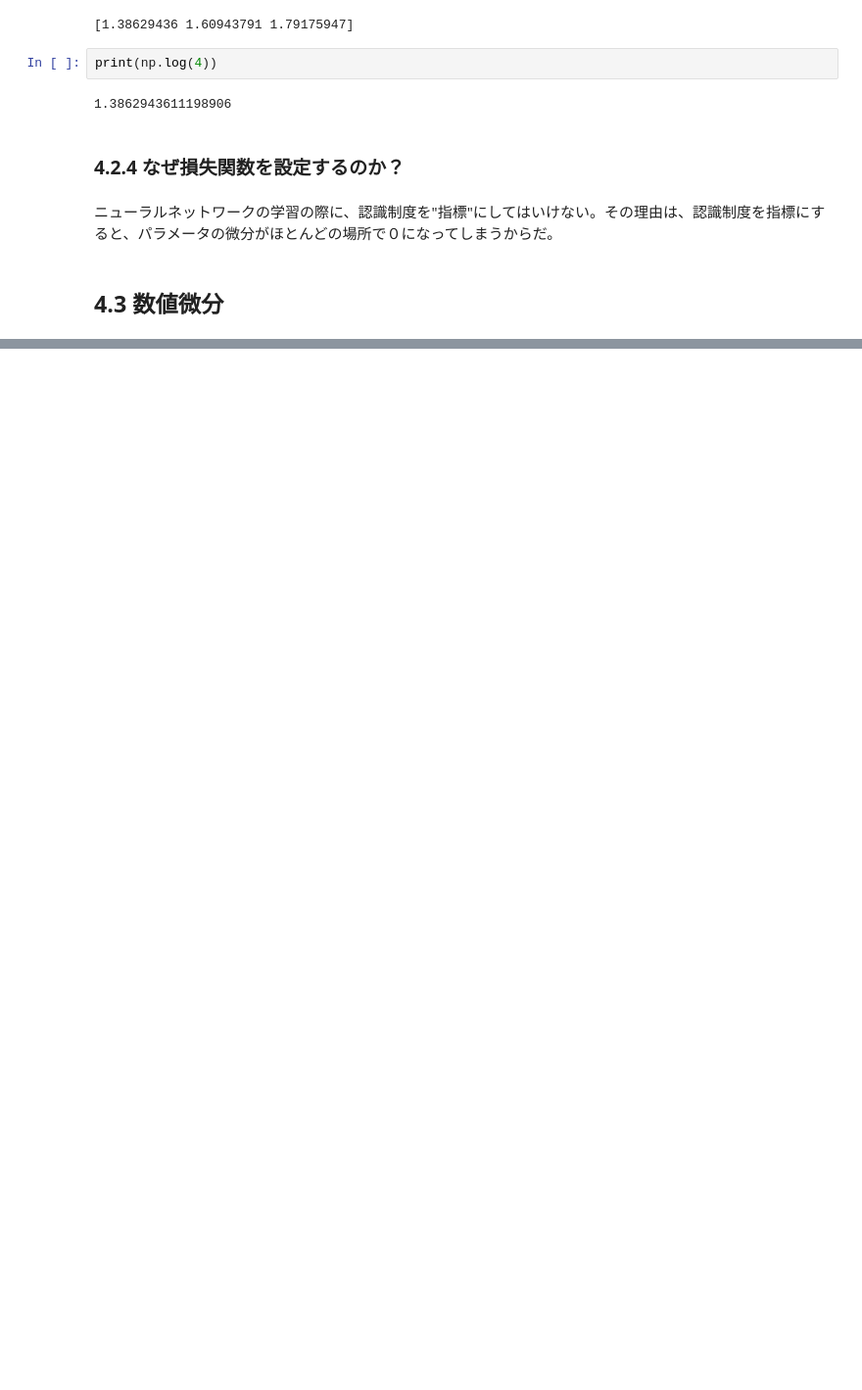
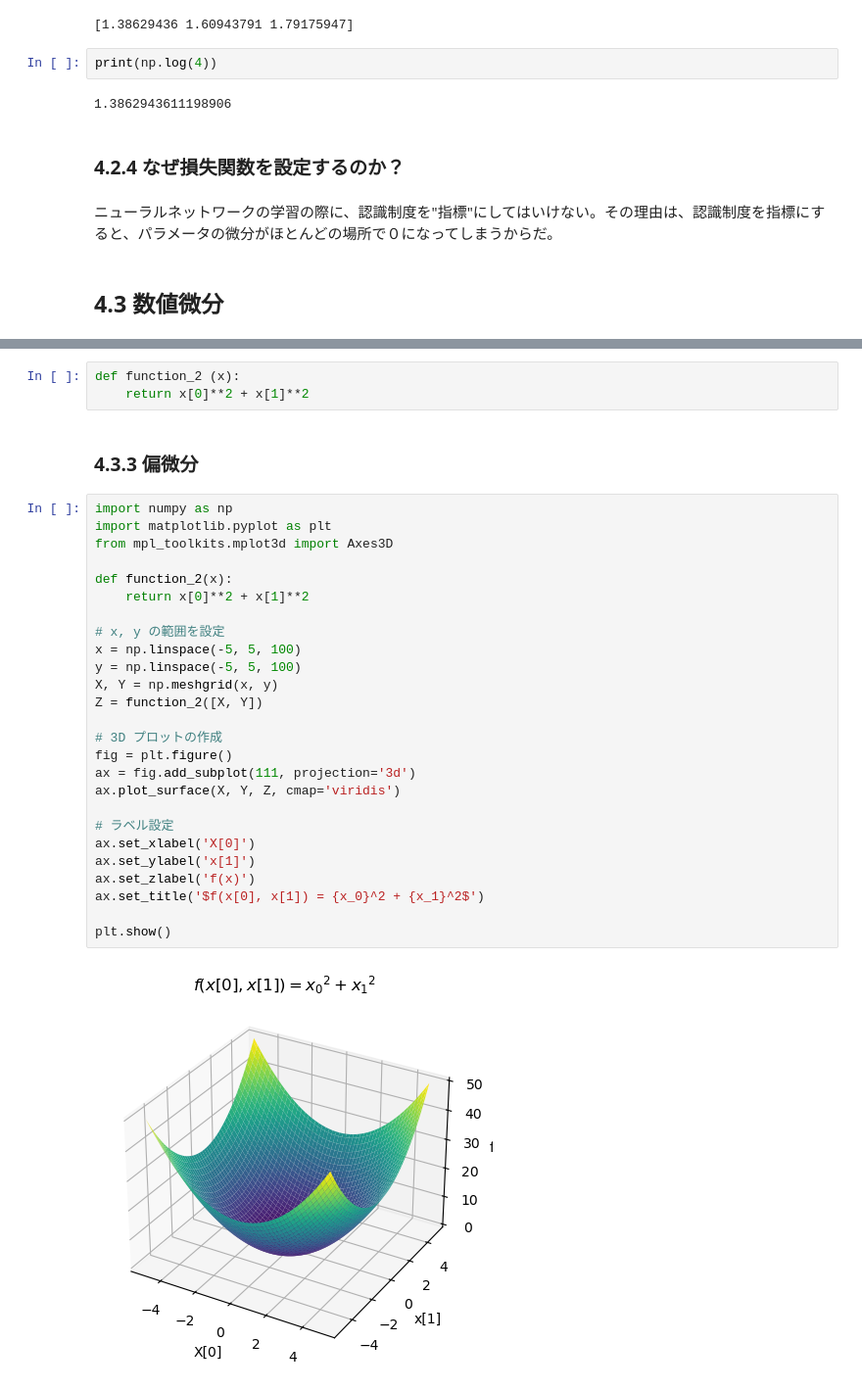
Before and after one commit to SeijiFukuhara/DeepLearningFromScratch_O-REILLY, a Jupyter notebook: 1/Ch04.ipynb, the cells around one changed output, grey strips where cells are left out. Shown: that part at 98% size. Saved outputs shown, nothing was run; the diff lists cells and outputs as text; blank space fills up the shorter version.

```diff
--- a/1/Ch04.ipynb
+++ b/1/Ch04.ipynb
@@ -150,0 +209,33 @@ ffadfadfdsafdsfd
+# %%
+def function_2 (x):
+    return x[0]**2 + x[1]**2
+# %% [markdown]
+### 4.3.3 偏微分
+# %%
+import numpy as np
+import matplotlib.pyplot as plt
+from mpl_toolkits.mplot3d import Axes3D
+
+def function_2(x):
+    return x[0]**2 + x[1]**2
+
+# x, y の範囲を設定
+x = np.linspace(-5, 5, 100)
+y = np.linspace(-5, 5, 100)
+X, Y = np.meshgrid(x, y)
+Z = function_2([X, Y])
+
+# 3D プロットの作成
+fig = plt.figure()
+ax = fig.add_subplot(111, projection='3d')
+ax.plot_surface(X, Y, Z, cmap='viridis')
+
+# ラベル設定
+ax.set_xlabel('X[0]')
+ax.set_ylabel('x[1]')
+ax.set_zlabel('f(x)')
+ax.set_title('$f(x[0], x[1]) = {x_0}^2 + {x_1}^2$')
+
+plt.show()
+# %% [output]
+[figure, added]
```
Also changed, not shown: parts of 11 cells of this notebook, 1 other file.
